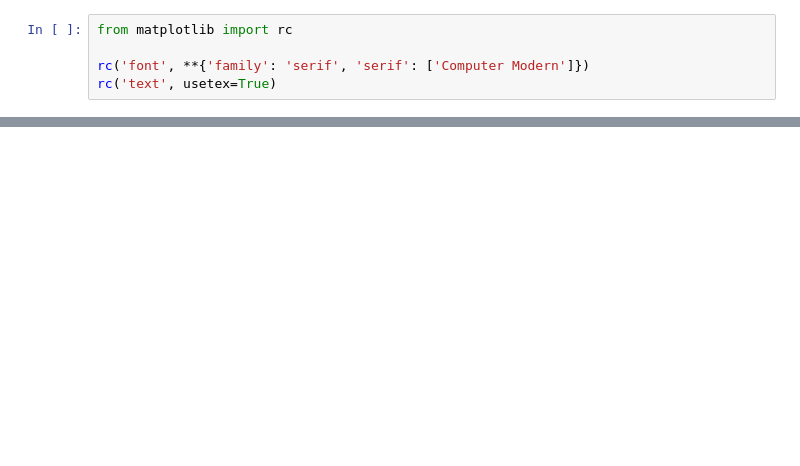
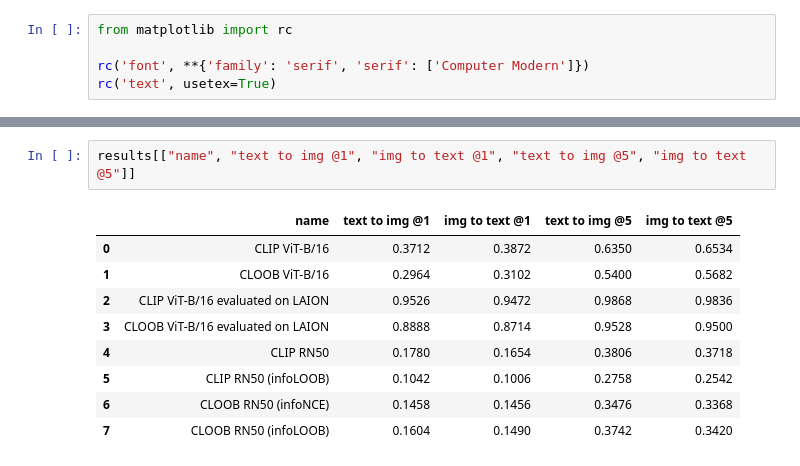
Before and after one commit to EleutherAI/exploring-contrastive-topology, a Jupyter notebook: Retrieval.ipynb, the cells around one changed output, grey strips where cells are left out. Saved outputs shown, nothing was run; the diff lists cells and outputs as text; blank space fills up the shorter version.

```diff
--- a/Retrieval.ipynb
+++ b/Retrieval.ipynb
@@ -114,0 +150,12 @@ plt.savefig("figures/img->text retrieval @5.png")
+# %%
+results[["name", "text to img @1", "img to text @1", "text to img @5", "img to text @5"]]
+# %% [output]
+|  | name | text to img @1 | img to text @1 | text to img @5 | img to text @5 |
+| 0 | CLIP ViT-B/16 | 0.3712 | 0.3872 | 0.6350 | 0.6534 |
+| 1 | CLOOB ViT-B/16 | 0.2964 | 0.3102 | 0.5400 | 0.5682 |
+| 2 | CLIP ViT-B/16 evaluated on LAION | 0.9526 | 0.9472 | 0.9868 | 0.9836 |
+| 3 | CLOOB ViT-B/16 evaluated on LAION | 0.8888 | 0.8714 | 0.9528 | 0.9500 |
+| 4 | CLIP RN50 | 0.1780 | 0.1654 | 0.3806 | 0.3718 |
+| 5 | CLIP RN50 (infoLOOB) | 0.1042 | 0.1006 | 0.2758 | 0.2542 |
+| 6 | CLOOB RN50 (infoNCE) | 0.1458 | 0.1456 | 0.3476 | 0.3368 |
+| 7 | CLOOB RN50 (infoLOOB) | 0.1604 | 0.1490 | 0.3742 | 0.3420 |
```
Also changed, not shown: parts of 8 cells of this notebook.
